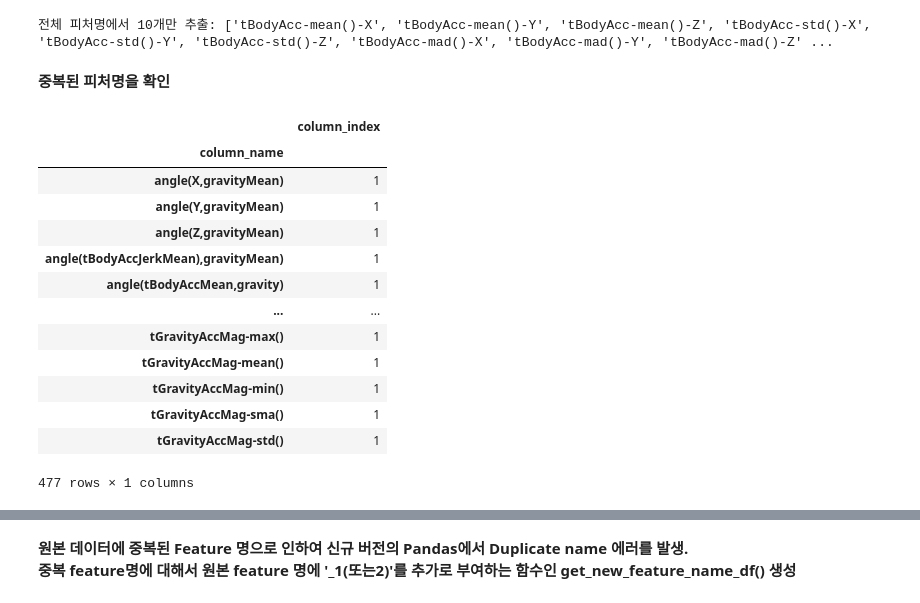
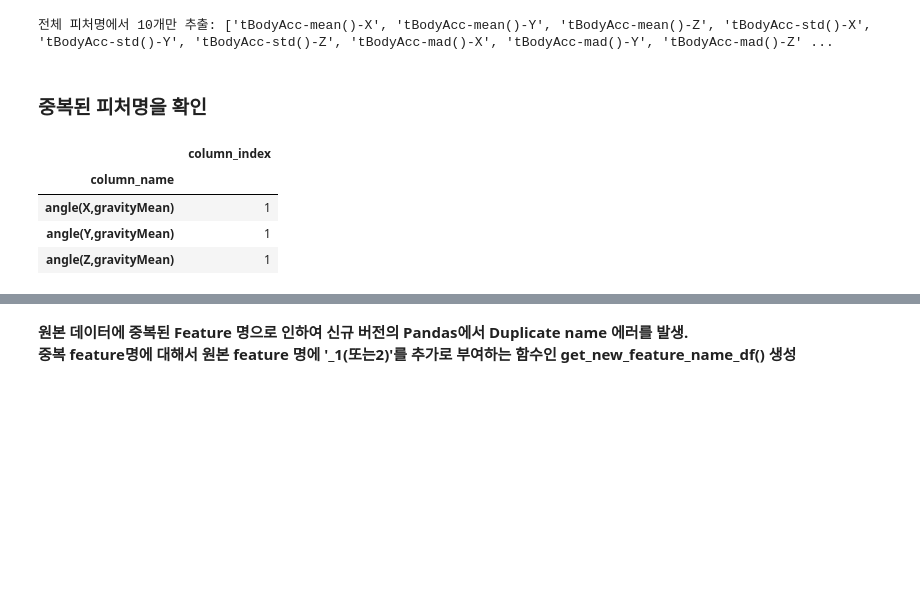
Before and after one commit to netsus/ML_PerfectGuide, a Jupyter notebook: 4장/4.2_결정트리.ipynb, the cells around one changed output, grey strips where cells are left out. Drawn from its saved outputs; the diff is of its cells as text; code cells hidden in the pictures; blank space fills up the shorter version.

```diff
--- a/4장/4.2_결정트리.ipynb
+++ b/4장/4.2_결정트리.ipynb
@@ -213,22 +220,14 @@ print('전체 피처명에서 10개만 추출:', feature_name[:10])
 # %% [output]
 전체 피처명에서 10개만 추출: ['tBodyAcc-mean()-X', 'tBodyAcc-mean()-Y', 'tBodyAcc-mean()-Z', 'tBodyAcc-std()-X', 'tBodyAcc-std()-Y', 'tBodyAcc-std()-Z', 'tBodyAcc-mad()-X', 'tBodyAcc-mad()-Y', 'tBodyAcc-mad()-Z' ...
 # %% [markdown]
-**중복된 피처명을 확인**
+### **중복된 피처명을 확인**
 # %%
+# column_name으로 group_by해서 count()
 feature_dup_df = feature_name_df.groupby('column_name').count()
-feature_dup_df
+feature_dup_df.head(3)
 # %% [output]
 |  | column_index |
 | column_name |  |
 | angle(X,gravityMean) | 1 |
 | angle(Y,gravityMean) | 1 |
 | angle(Z,gravityMean) | 1 |
-| angle(tBodyAccJerkMean),gravityMean) | 1 |
-| angle(tBodyAccMean,gravity) | 1 |
-| ... | ... |
-| tGravityAccMag-max() | 1 |
-| tGravityAccMag-mean() | 1 |
-| tGravityAccMag-min() | 1 |
-| tGravityAccMag-sma() | 1 |
-| tGravityAccMag-std() | 1 |
-477 rows × 1 columns
```
Also changed, not shown: parts of 25 cells of this notebook.
